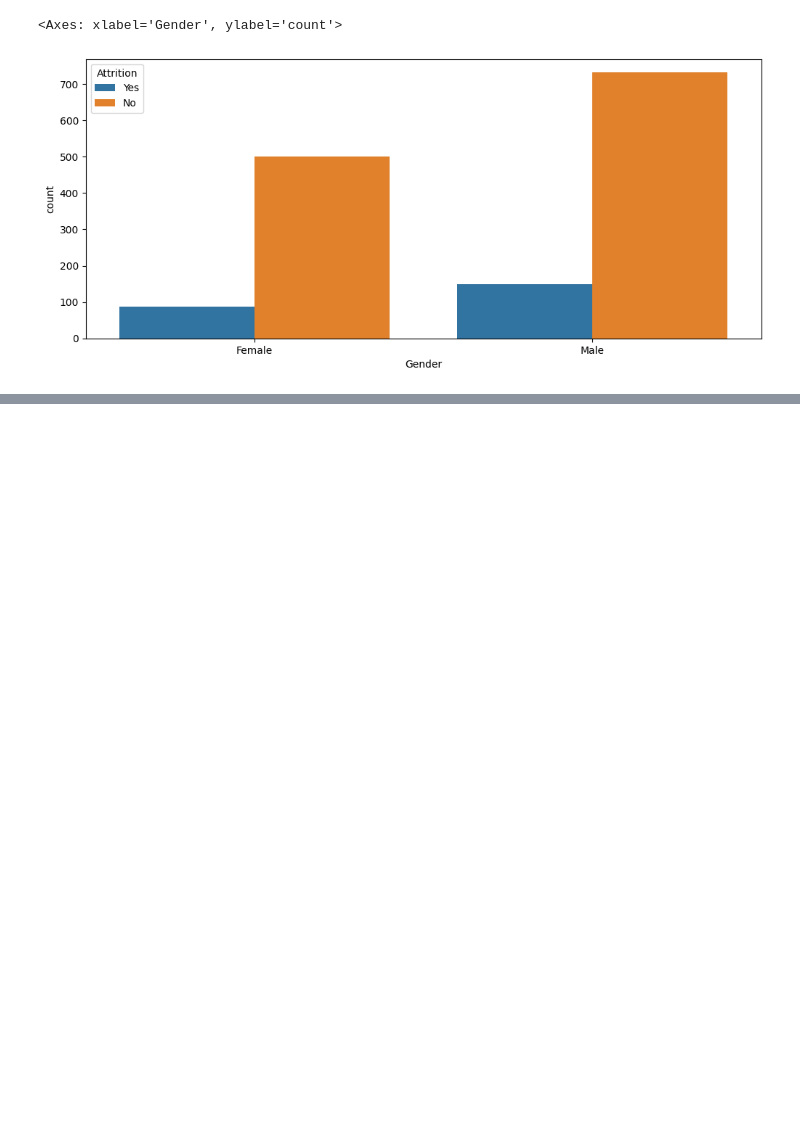
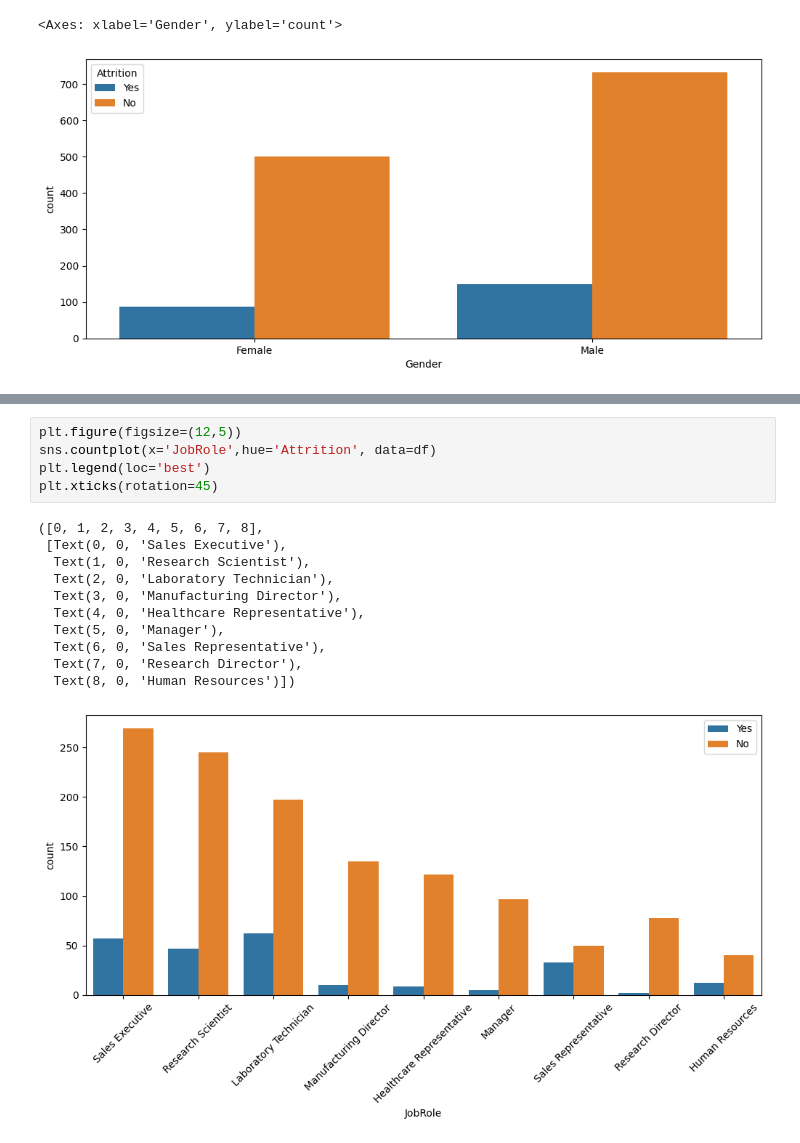
Before and after one commit to Mihan786Chistie/ML_Employee_Attrition, a Jupyter notebook: train.ipynb, the cells around one changed output, grey strips where cells are left out. Drawn from its saved outputs; the diff is of its cells as text; blank space fills up the shorter version.

```diff
--- a/train.ipynb
+++ b/train.ipynb
@@ -111,0 +135,17 @@ sns.countplot(x='Gender', hue='Attrition', data=df)
+# %%
+plt.figure(figsize=(12,5))
+sns.countplot(x='JobRole',hue='Attrition', data=df)
+plt.legend(loc='best')
+plt.xticks(rotation=45)
+# %% [output]
+([0, 1, 2, 3, 4, 5, 6, 7, 8],
+ [Text(0, 0, 'Sales Executive'),
+  Text(1, 0, 'Research Scientist'),
+  Text(2, 0, 'Laboratory Technician'),
+  Text(3, 0, 'Manufacturing Director'),
+  Text(4, 0, 'Healthcare Representative'),
+  Text(5, 0, 'Manager'),
+  Text(6, 0, 'Sales Representative'),
+  Text(7, 0, 'Research Director'),
+  Text(8, 0, 'Human Resources')])
+[figure, added]
```
Also changed, not shown: parts of 15 cells of this notebook.
